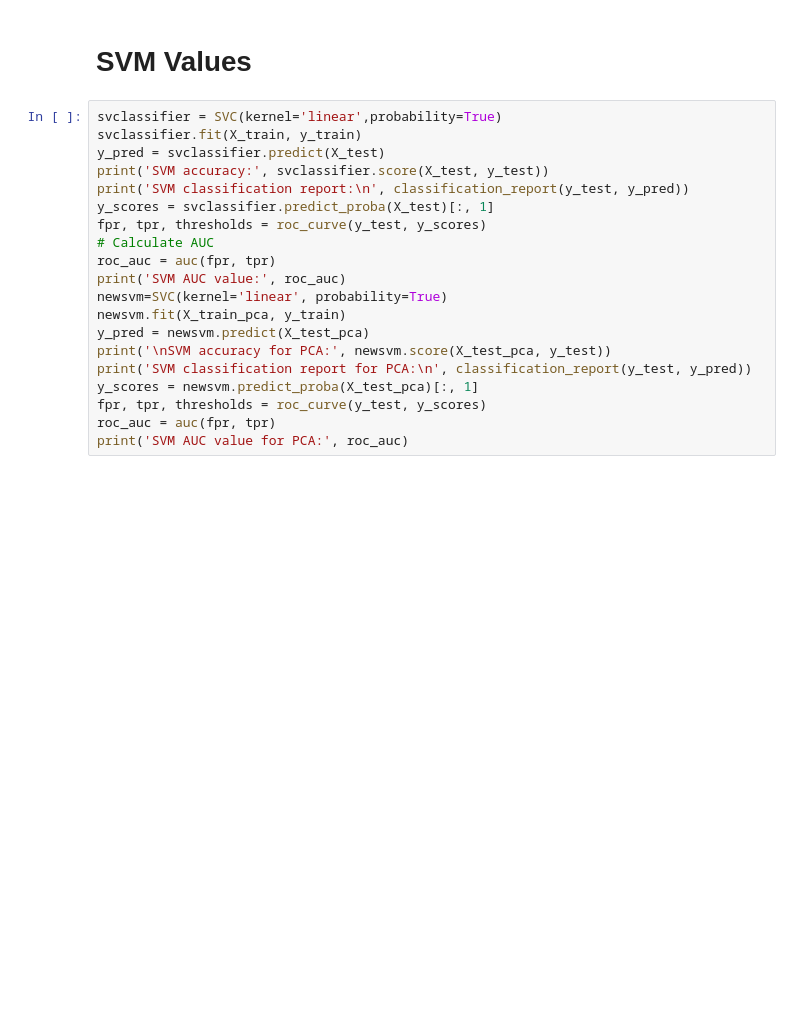
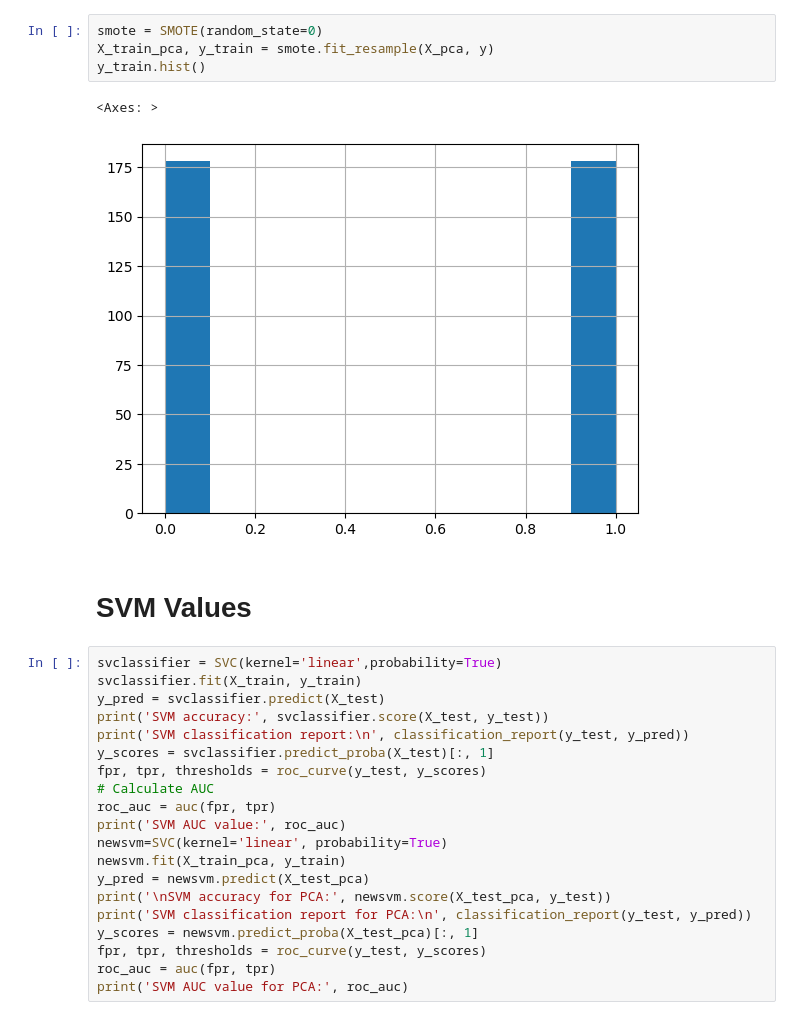
Before and after one commit to hause-dev/icr-2025-psych, a Jupyter notebook: Huge Data.ipynb, the cells around one changed output. Drawn from its saved outputs; the diff is of its cells as text; blank space fills up the shorter version.

```diff
--- a/Huge Data.ipynb
+++ b/Huge Data.ipynb
@@ -47,3 +62,10 @@ y_train.hist()
+# %%
+smote = SMOTE(random_state=0)
+X_train_pca, y_train = smote.fit_resample(X_pca, y)
+y_train.hist()
+# %% [output]
+<Axes: >
+[figure, added]
 # %% [markdown]
 # SVM Values
 # %%
```
Also changed, not shown: parts of 11 cells of this notebook, 19 other files.
